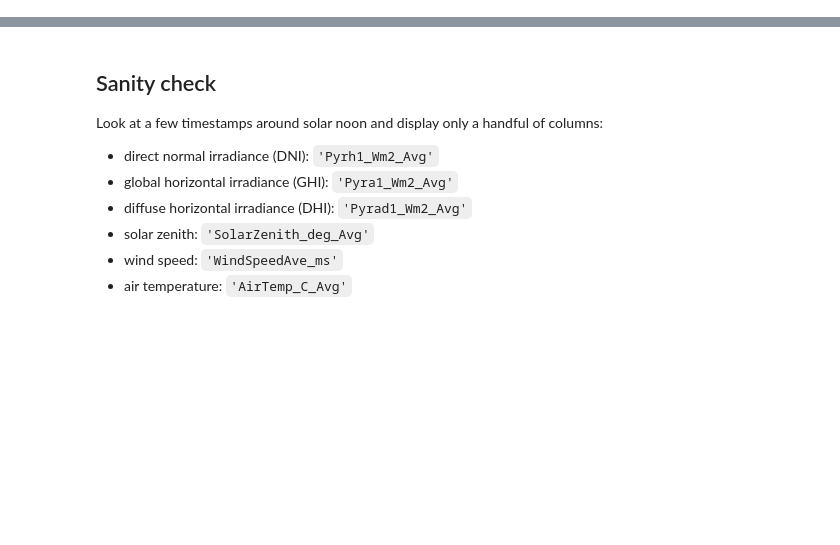
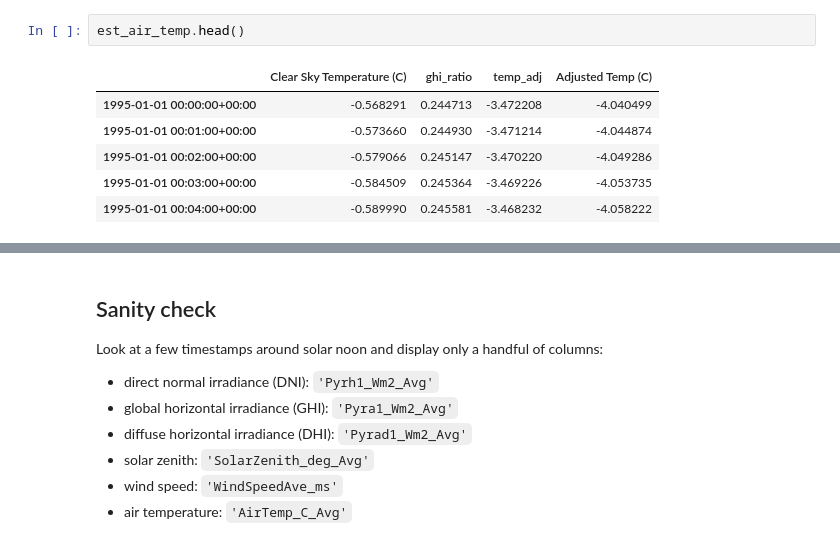
Before and after one commit to mikofski/pvsc49-satellite-sampling, a Jupyter notebook: analysis/instantaneous_weather-SURFRAD.ipynb, the cells around one changed output, grey strips where cells are left out. Drawn from its saved outputs; the diff is of its cells as text; blank space fills up the shorter version.

```diff
--- a/analysis/instantaneous_weather-SURFRAD.ipynb
+++ b/analysis/instantaneous_weather-SURFRAD.ipynb
@@ -19,0 +236,9 @@ weather_glob = weather_dir.glob('*.csv')
+# %%
+est_air_temp.head()
+# %% [output]
+|  | Clear Sky Temperature (C) | ghi_ratio | temp_adj | Adjusted Temp (C) |
+| 1995-01-01 00:00:00+00:00 | -0.568291 | 0.244713 | -3.472208 | -4.040499 |
+| 1995-01-01 00:01:00+00:00 | -0.573660 | 0.244930 | -3.471214 | -4.044874 |
+| 1995-01-01 00:02:00+00:00 | -0.579066 | 0.245147 | -3.470220 | -4.049286 |
+| 1995-01-01 00:03:00+00:00 | -0.584509 | 0.245364 | -3.469226 | -4.053735 |
+| 1995-01-01 00:04:00+00:00 | -0.589990 | 0.245581 | -3.468232 | -4.058222 |
```
Also changed, not shown: parts of 42 cells of this notebook.
